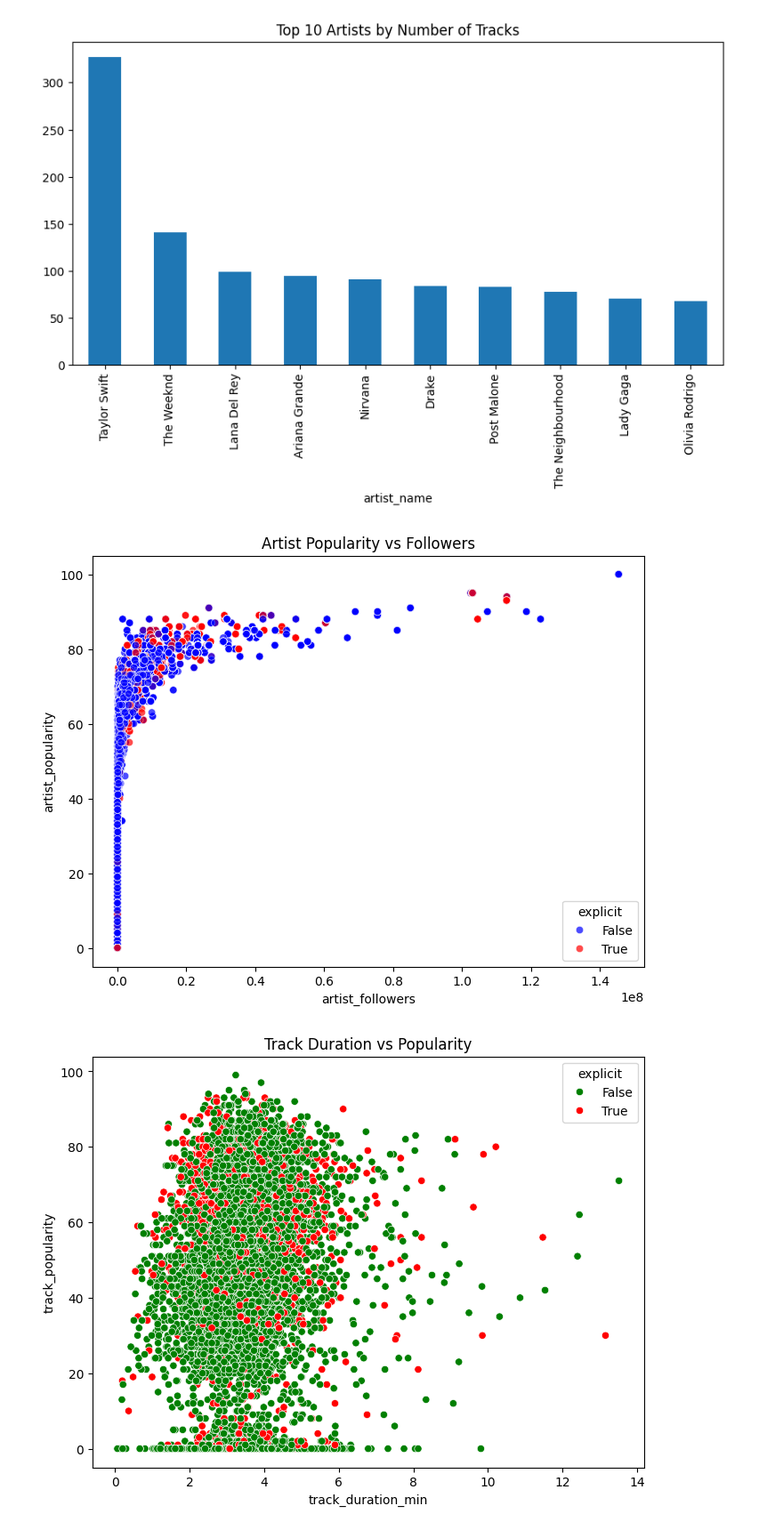
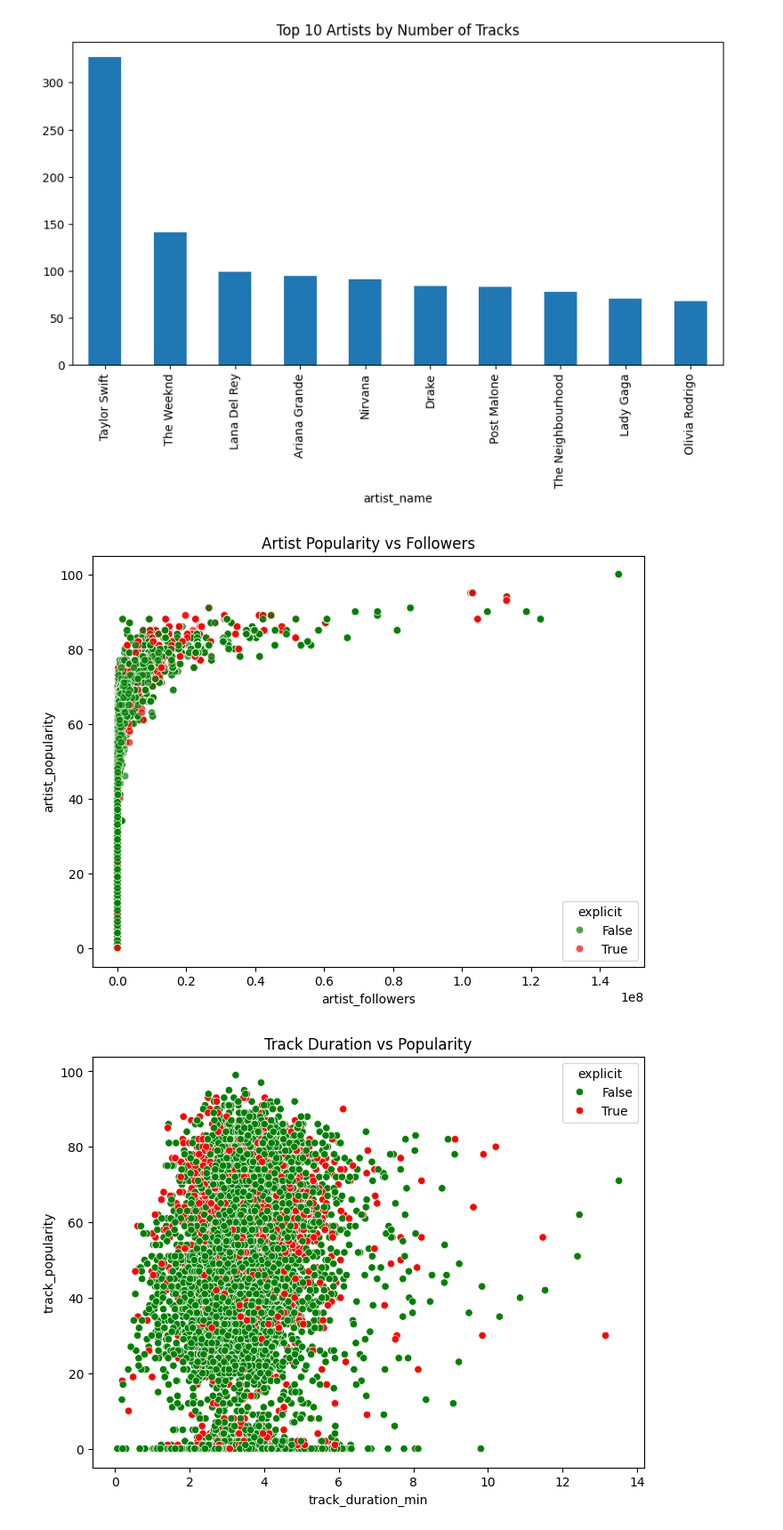
Before and after one commit to Hafizmuhammedk/data-science-essentials, a Jupyter notebook: practice/spotify.ipynb, the cells around one changed output. Shown: that part at 89% size. Cells and saved outputs as stored; diff of their text form; code cells hidden in the pictures.

```diff
--- a/practice/spotify.ipynb
+++ b/practice/spotify.ipynb
@@ -214,17 +214,17 @@ plt.show()
 # %%
 plt.figure(figsize=(8,6))
 sns.scatterplot(
     data=df,
     x="artist_followers",
     y="artist_popularity",
     hue="explicit",
     alpha=0.7,
-    palette={False: "blue", True: "red"}
+    palette={False: "green", True: "red"}
 )
 plt.title("Artist Popularity vs Followers")
 plt.show()
 # %% [output]
-[figure, old version]
+[figure, new version]
 # %%
 plt.figure(figsize=(8,6))
 sns.scatterplot(
```
